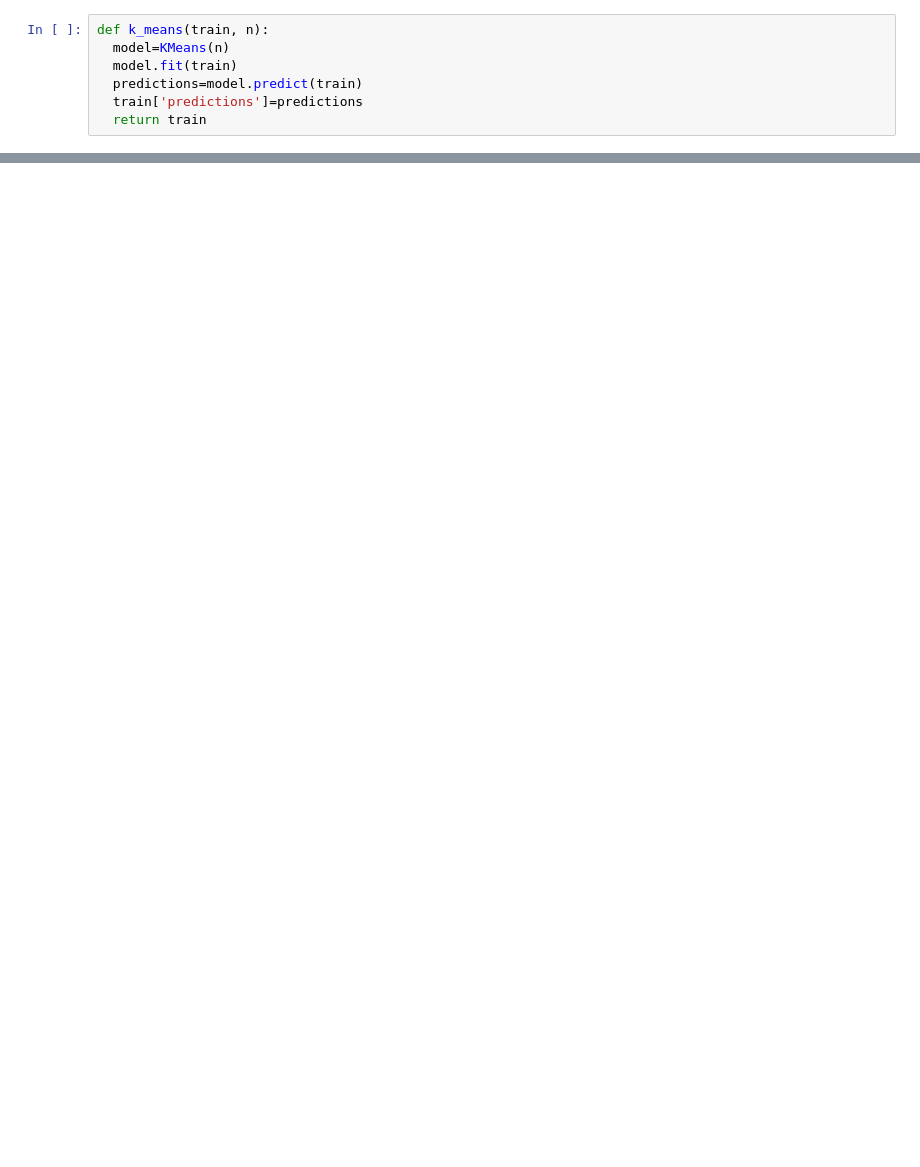
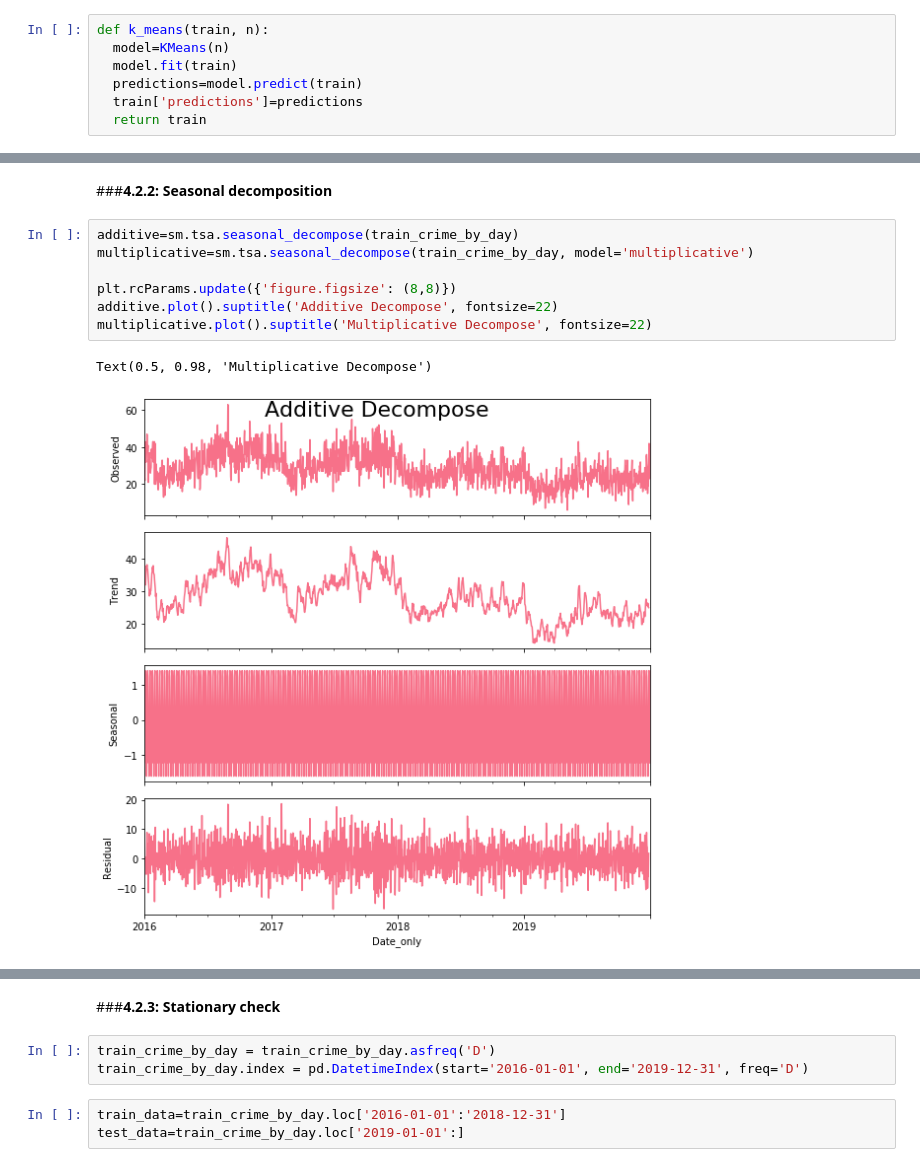
Before and after one commit to RuiyunHuang/Chicago_Crime_Analysis, a Jupyter notebook: Chicago_Crime.ipynb, the cells around one changed output, grey strips where cells are left out. Cells and saved outputs as stored; diff of their text form; blank space fills up the shorter version.

```diff
--- a/Chicago_Crime.ipynb
+++ b/Chicago_Crime.ipynb
@@ -321,0 +332,12 @@ m1
+# %% [markdown]
+###**4.2.2: Seasonal decomposition**
+# %%
+additive=sm.tsa.seasonal_decompose(train_crime_by_day)
+multiplicative=sm.tsa.seasonal_decompose(train_crime_by_day, model='multiplicative')
+
+plt.rcParams.update({'figure.figsize': (8,8)})
+additive.plot().suptitle('Additive Decompose', fontsize=22)
+multiplicative.plot().suptitle('Multiplicative Decompose', fontsize=22)
+# %% [output]
+Text(0.5, 0.98, 'Multiplicative Decompose')
+[figure, added]
@@ -321,0 +345,8 @@ m1
+# %% [markdown]
+###**4.2.3: Stationary check**
+# %%
+train_crime_by_day = train_crime_by_day.asfreq('D')
+train_crime_by_day.index = pd.DatetimeIndex(start='2016-01-01', end='2019-12-31', freq='D')
+# %%
+train_data=train_crime_by_day.loc['2016-01-01':'2018-12-31']
+test_data=train_crime_by_day.loc['2019-01-01':]
```
Also changed, not shown: parts of 28 cells of this notebook.
